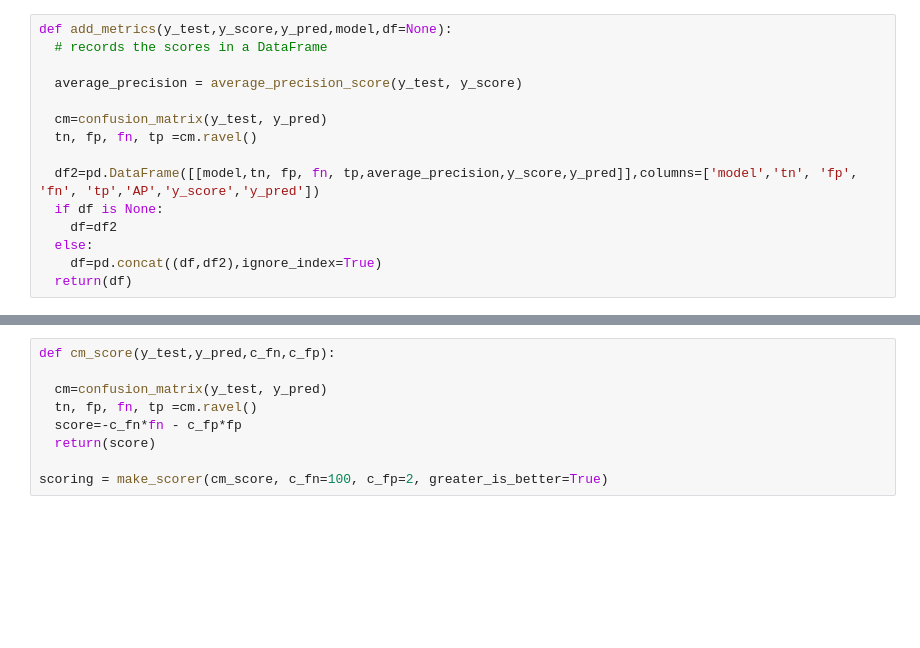
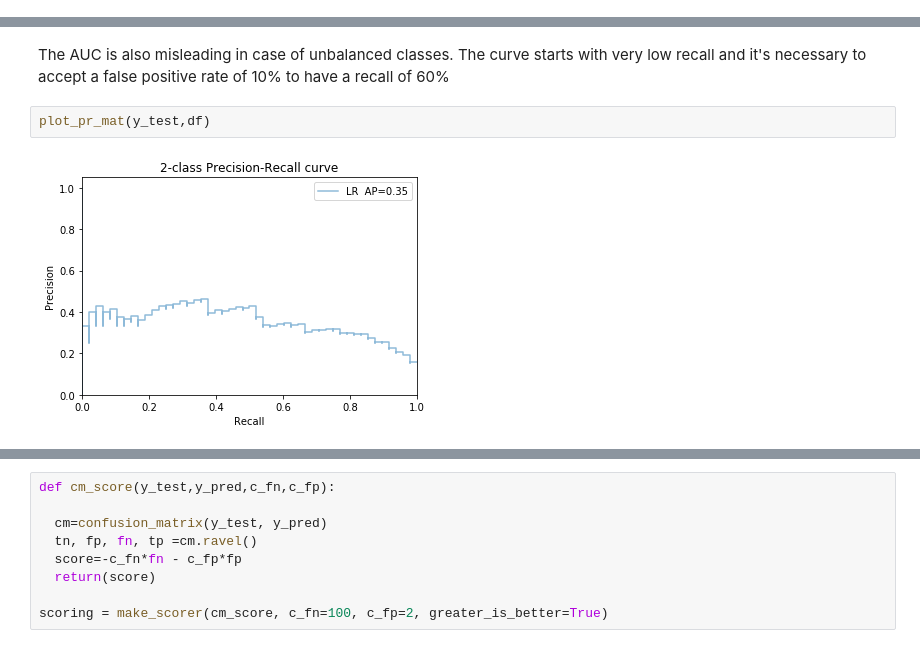
Before and after one commit to marco-bellini/Starbucks_capstone, a Jupyter notebook: PrecisionRecall.ipynb, the cells around one changed output, grey strips where cells are left out. Drawn from its saved outputs; the diff is of its cells as text; blank space fills up the shorter version.

Commit message:
precision recall2

```diff
--- a/PrecisionRecall.ipynb
+++ b/PrecisionRecall.ipynb
@@ -45,15 +185,0 @@ plt.title('the classes are hard to separate');
-# %%
-def add_metrics(y_test,y_score,y_pred,model,df=None):
-  # records the scores in a DataFrame
-
-  average_precision = average_precision_score(y_test, y_score)
-
-  cm=confusion_matrix(y_test, y_pred)
-  tn, fp, fn, tp =cm.ravel()
-
-  df2=pd.DataFrame([[model,tn, fp, fn, tp,average_precision,y_score,y_pred]],columns=['model','tn', 'fp', 'fn', 'tp','AP','y_score','y_pred'])
-  if df is None:
-    df=df2
-  else:
-    df=pd.concat((df,df2),ignore_index=True)
-  return(df)
@@ -59,0 +279,6 @@ def add_metrics(y_test,y_score,y_pred,model,df=None):
+# %% [markdown]
+The AUC is also misleading in case of unbalanced classes. The curve starts with very low recall and it's necessary to accept a false positive rate of 10% to have a recall of 60%
+# %%
+plot_pr_mat(y_test,df)
+# %% [output]
+[figure, added]
```
Also changed, not shown: parts of 85 cells of this notebook.
